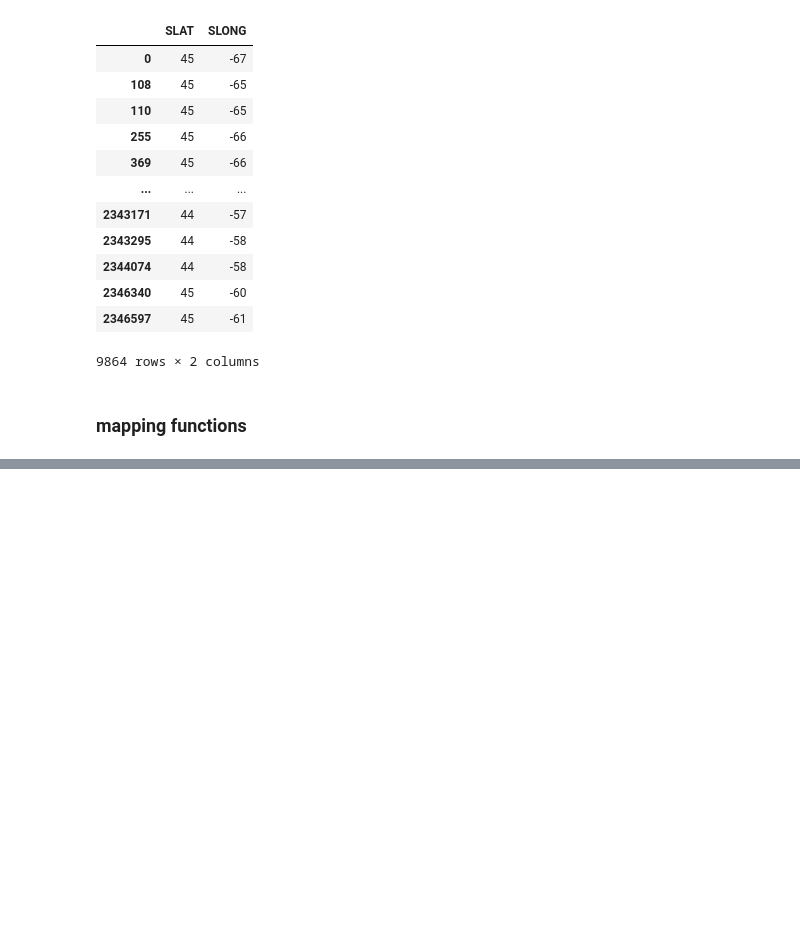
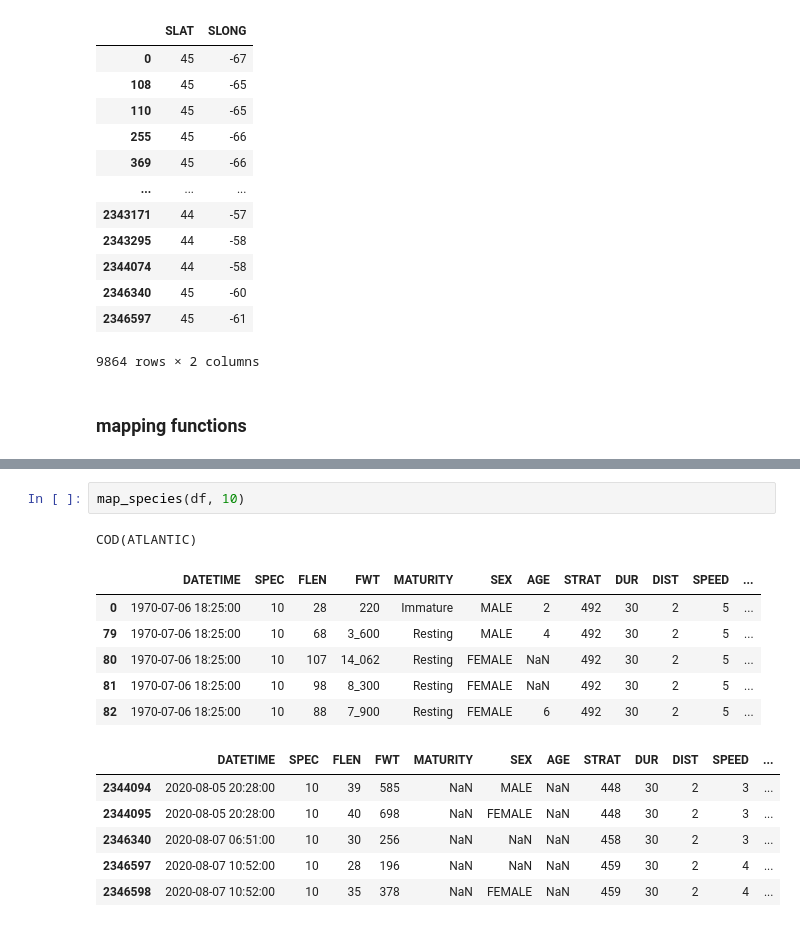
Before and after one commit to KevinCarr42/Maritimes-Research-Vessel-Surveys, a Jupyter notebook: Notebook3_Functions.ipynb, the cells around one changed output, grey strips where cells are left out. Cells and saved outputs as stored; diff of their text form; blank space fills up the shorter version.

```diff
--- a/Notebook3_Functions.ipynb
+++ b/Notebook3_Functions.ipynb
@@ -726,0 +781,16 @@ map_species(df, 10, '1980', '2001-9-11')
+# %%
+map_species(df, 10)
+# %% [output]
+COD(ATLANTIC)
+|  | DATETIME | SPEC | FLEN | FWT | MATURITY | SEX | AGE | STRAT | DUR | DIST | SPEED | ... |
+| 0 | 1970-07-06 18:25:00 | 10 | 28 | 220 | Immature | MALE | 2 | 492 | 30 | 2 | 5 | ... |
+| 79 | 1970-07-06 18:25:00 | 10 | 68 | 3_600 | Resting | MALE | 4 | 492 | 30 | 2 | 5 | ... |
+| 80 | 1970-07-06 18:25:00 | 10 | 107 | 14_062 | Resting | FEMALE | NaN | 492 | 30 | 2 | 5 | ... |
+| 81 | 1970-07-06 18:25:00 | 10 | 98 | 8_300 | Resting | FEMALE | NaN | 492 | 30 | 2 | 5 | ... |
+| 82 | 1970-07-06 18:25:00 | 10 | 88 | 7_900 | Resting | FEMALE | 6 | 492 | 30 | 2 | 5 | ... |
+|  | DATETIME | SPEC | FLEN | FWT | MATURITY | SEX | AGE | STRAT | DUR | DIST | SPEED | ... |
+| 2344094 | 2020-08-05 20:28:00 | 10 | 39 | 585 | NaN | MALE | NaN | 448 | 30 | 2 | 3 | ... |
+| 2344095 | 2020-08-05 20:28:00 | 10 | 40 | 698 | NaN | FEMALE | NaN | 448 | 30 | 2 | 3 | ... |
+| 2346340 | 2020-08-07 06:51:00 | 10 | 30 | 256 | NaN | NaN | NaN | 458 | 30 | 2 | 3 | ... |
+| 2346597 | 2020-08-07 10:52:00 | 10 | 28 | 196 | NaN | NaN | NaN | 459 | 30 | 2 | 4 | ... |
+| 2346598 | 2020-08-07 10:52:00 | 10 | 35 | 378 | NaN | FEMALE | NaN | 459 | 30 | 2 | 4 | ... |
```
Also changed, not shown: parts of 10 cells of this notebook.
